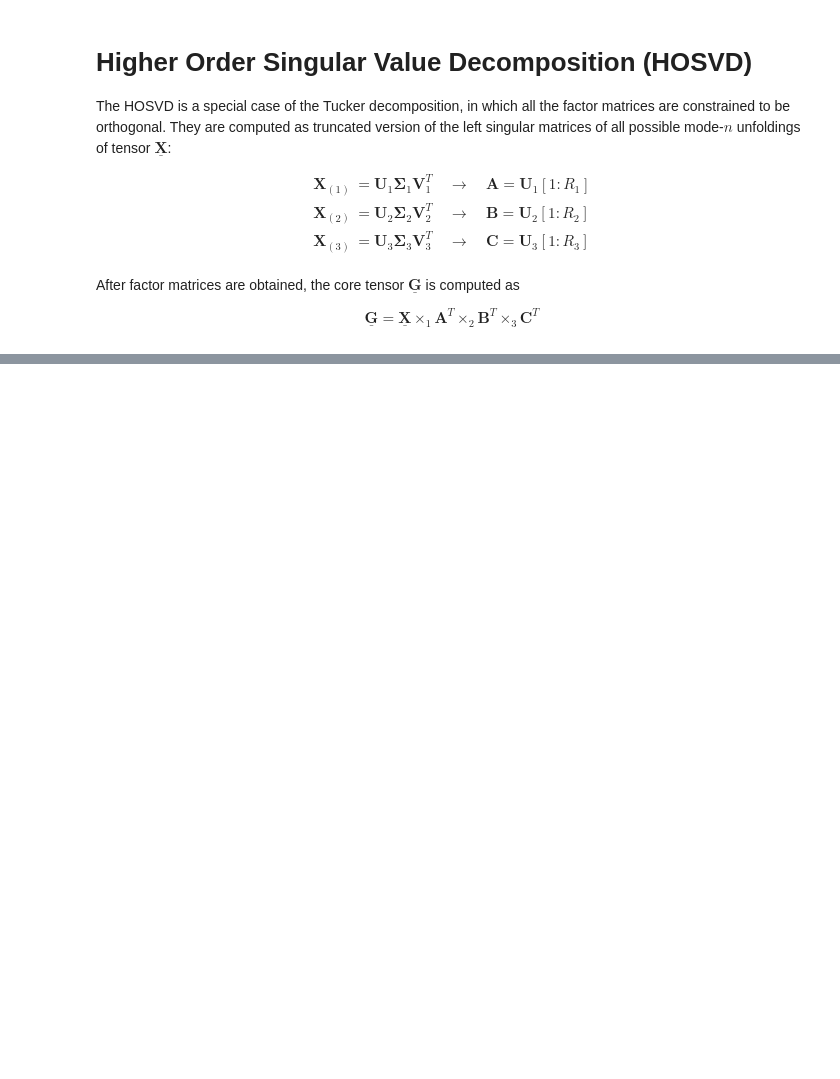
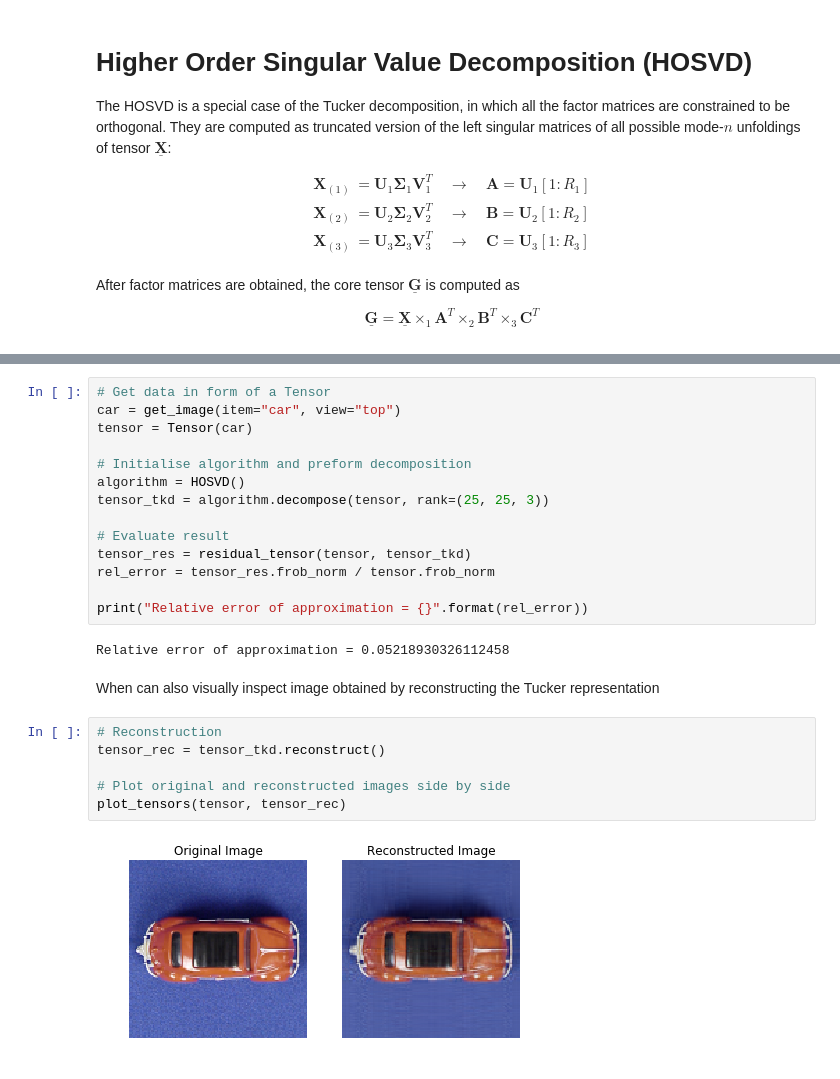
Before and after one commit to IlyaKisil/dpm-coursework, a Jupyter notebook: notebooks/3_Tucker_decomposition_and_applications.ipynb, the cells around one changed output, grey strips where cells are left out. Cells and saved outputs as stored; diff of their text form; blank space fills up the shorter version.

```diff
--- a/notebooks/3_Tucker_decomposition_and_applications.ipynb
+++ b/notebooks/3_Tucker_decomposition_and_applications.ipynb
@@ -119,0 +152,26 @@ With corresponding latent components described by (5, 6, 7) features respectivel
+# %%
+# Get data in form of a Tensor
+car = get_image(item="car", view="top")
+tensor = Tensor(car)
+
+# Initialise algorithm and preform decomposition
+algorithm = HOSVD()
+tensor_tkd = algorithm.decompose(tensor, rank=(25, 25, 3))
+
+# Evaluate result
+tensor_res = residual_tensor(tensor, tensor_tkd)
+rel_error = tensor_res.frob_norm / tensor.frob_norm
+
+print("Relative error of approximation = {}".format(rel_error))
+# %% [output]
+Relative error of approximation = 0.05218930326112458
+# %% [markdown]
+When can also visually inspect image obtained by reconstructing the Tucker representation
+# %%
+# Reconstruction
+tensor_rec = tensor_tkd.reconstruct()
+
+# Plot original and reconstructed images side by side
+plot_tensors(tensor, tensor_rec)
+# %% [output]
+[figure, added]
```
Also changed, not shown: parts of 32 cells of this notebook, 9 other files.
